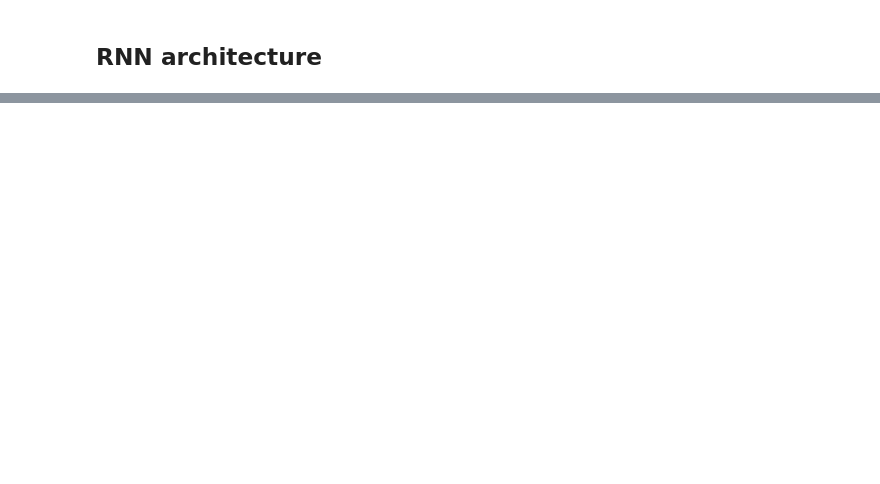
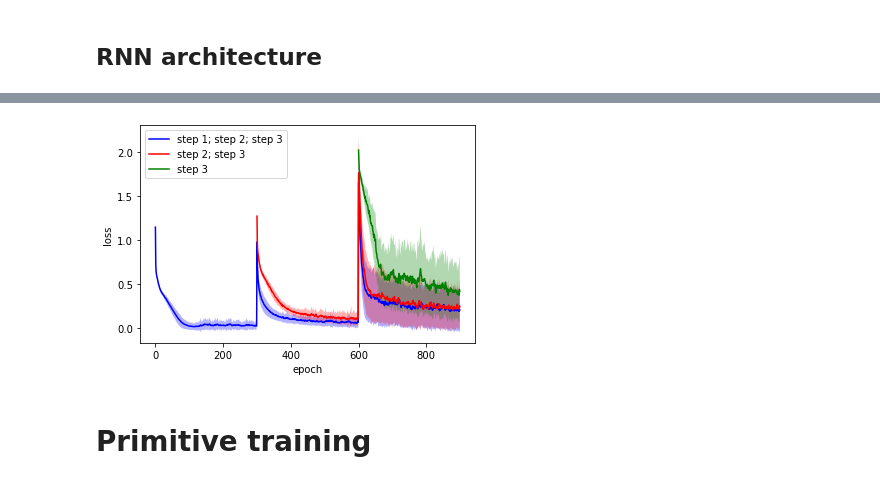
Before and after one commit to aranas/compositional_learning, a Jupyter notebook: GenerateSequences.ipynb, the cells around one changed output, grey strips where cells are left out. Saved outputs shown, nothing was run; the diff lists cells and outputs as text; code cells hidden in the pictures; blank space fills up the shorter version.

```diff
--- a/GenerateSequences.ipynb
+++ b/GenerateSequences.ipynb
@@ -421,0 +498,20 @@ TypeError: 'DataLoader' object is not subscriptable
+# %%
+NNplt.plotNN_losses([L123],\
+                    labels = ['step 1; step 2; step 3'],\
+                    colors = ['blue'],\
+                    errspace = 50)
+NNplt.plotNN_shifted([L23],\
+                    labels = ['step 2; step 3'],\
+                    colors = ['red'],\
+                    shift = 300,\
+                    errspace = 50)
+NNplt.plotNN_shifted([L3],\
+                    labels = ['step 3'],\
+                    colors = ['green'],\
+                    shift = 600,\
+                    errspace = 50)
+plt.savefig('figures/num_steps/1v2v3.png')
+# %% [output]
+[figure, added]
+# %% [markdown]
+# Primitive training
```
Also changed, not shown: parts of 37 cells of this notebook, 28 other files.
